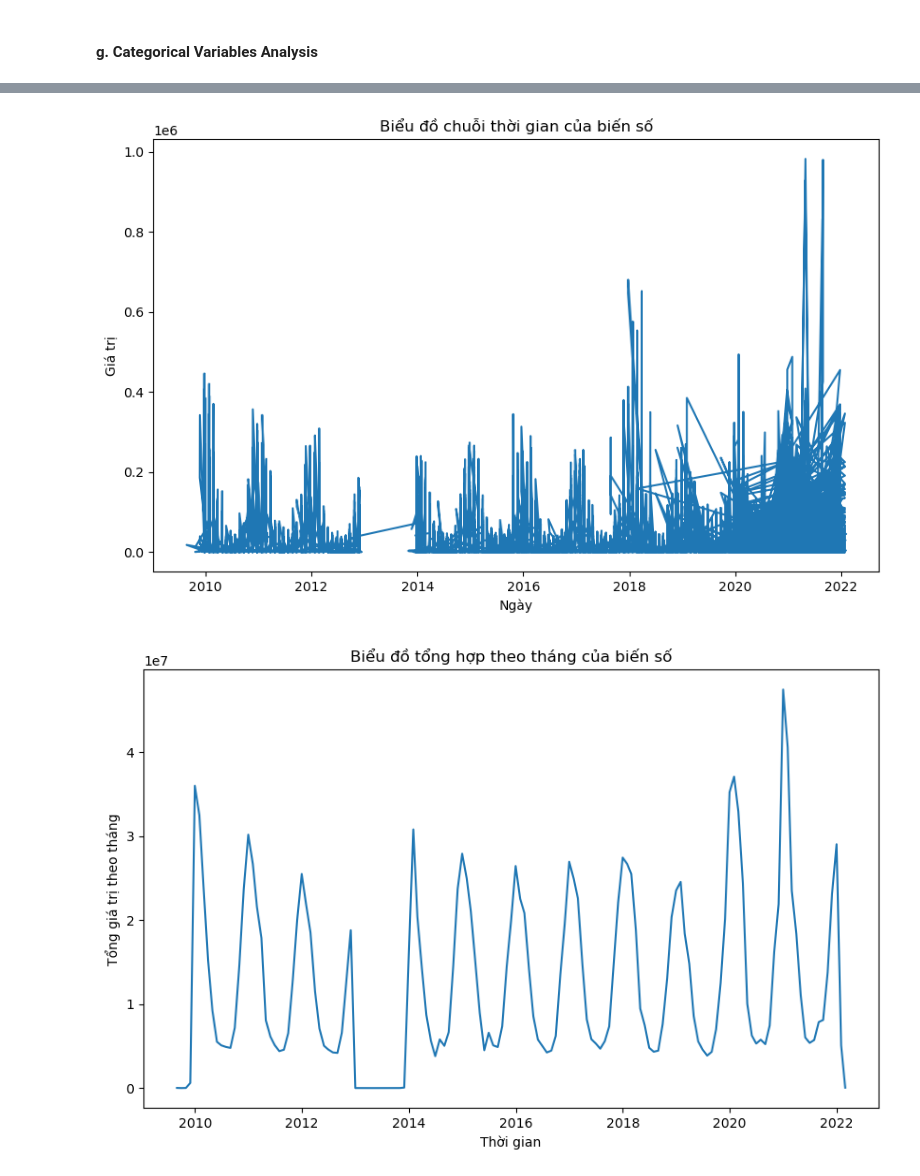
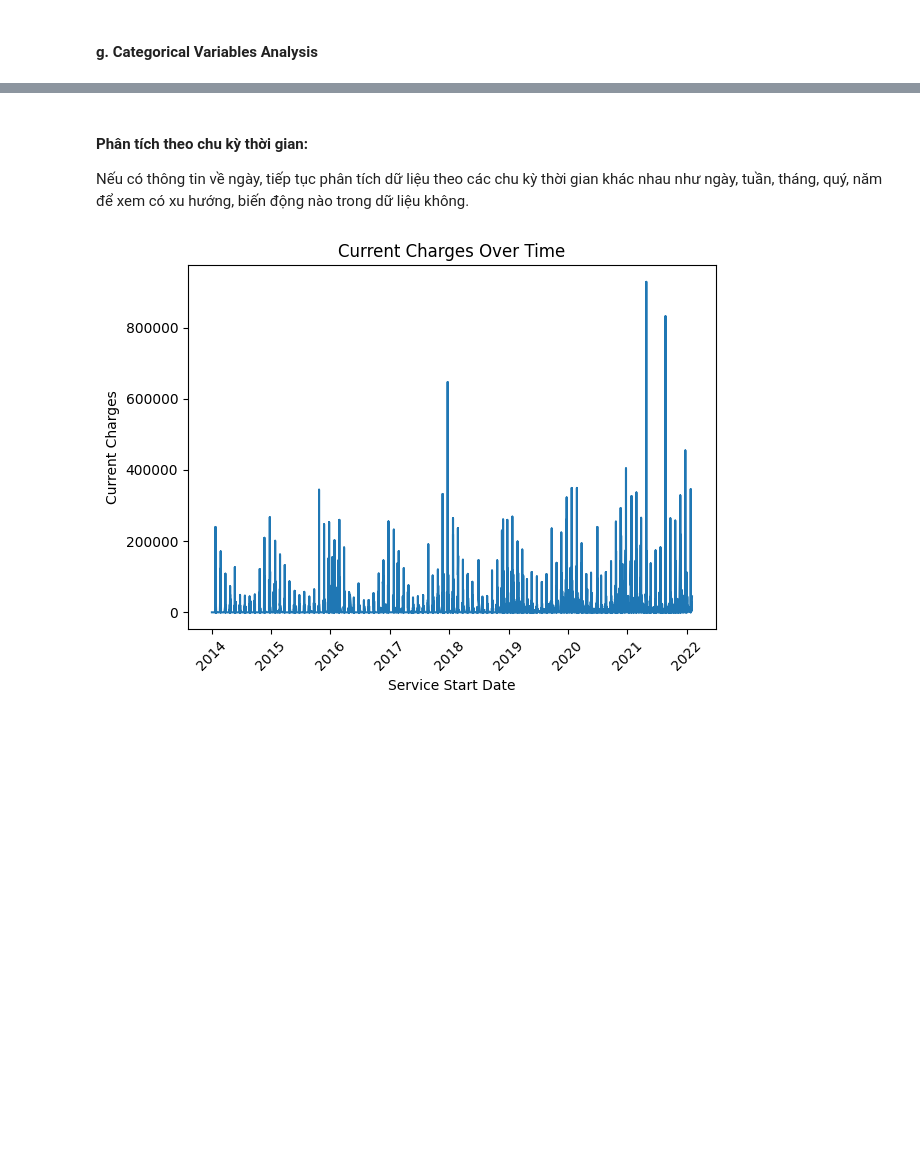
Before and after one commit to snguyenduongtruong/DataScience_ProgrammingProject, a Jupyter notebook: 2.2-EDA.ipynb, the cells around one changed output, grey strips where cells are left out. Cells and saved outputs as stored; diff of their text form; code cells hidden in the pictures; blank space fills up the shorter version.

```diff
--- a/2.2-EDA.ipynb
+++ b/2.2-EDA.ipynb
@@ -180,20 +191,16 @@ Nếu có thông tin về ngày, tiếp tục phân tích dữ liệu theo các
-# %%
-# Vẽ biểu đồ chuỗi thời gian theo chi phí gas hiện tại mà khách hàng phải thanh toán
-plt.figure(figsize=(10, 6))
-plt.plot(cleaned_df['Service Start Date'], cleaned_df['Current Charges'])
-plt.title('Biểu đồ chuỗi thời gian của biến số')
-plt.xlabel('Ngày')
-plt.ylabel('Giá trị')
-plt.show()
-
-# Phân tích theo chu kỳ thời gian (vd: theo tháng)
-monthly_data = cleaned_df.resample('M', on='Service Start Date').sum()
-plt.figure(figsize=(10, 6))
-plt.plot(monthly_data.index, monthly_data['Current Charges'])
-plt.title('Biểu đồ tổng hợp theo tháng của biến số')
-plt.xlabel('Thời gian')
-plt.ylabel('Tổng giá trị theo tháng')
-plt.show()
-# %% [output]
-[figure, removed]
-[figure, removed]
+# %% [markdown]
+#### Phân tích theo chu kỳ thời gian:
+Nếu có thông tin về ngày, tiếp tục phân tích dữ liệu theo các chu kỳ thời gian khác nhau như ngày, tuần, tháng, quý, năm để xem có xu hướng, biến động nào trong dữ liệu không.
+# %%
+cleaned_df_sorted = cleaned_df.sort_values(by='Service Start Date')
+cleaned_df_sorted = cleaned_df_sorted[cleaned_df_sorted['Service Start Date'].dt.year >= 2014]
+
+plt.plot(cleaned_df_sorted['Service Start Date'], cleaned_df_sorted['Current Charges'])
+plt.xlabel('Service Start Date')
+plt.ylabel('Current Charges')
+plt.title('Current Charges Over Time')
+plt.xticks(rotation=45)
+plt.tight_layout()
+plt.show()
+# %% [output]
+[figure, added]
```
Also changed, not shown: parts of 8 cells of this notebook.
